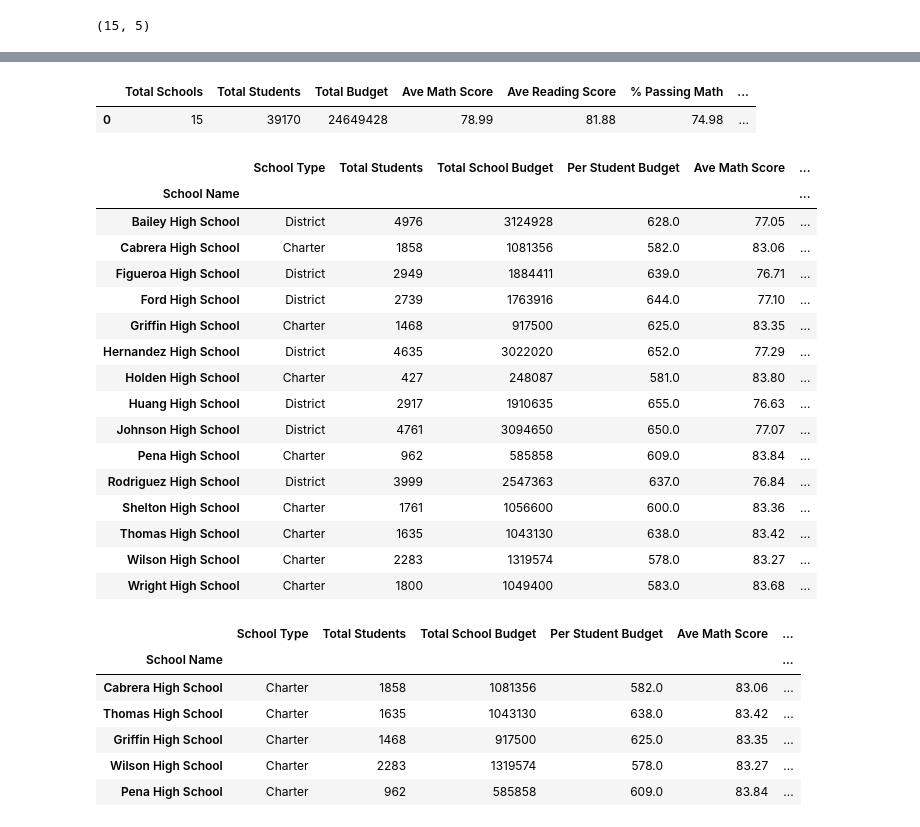
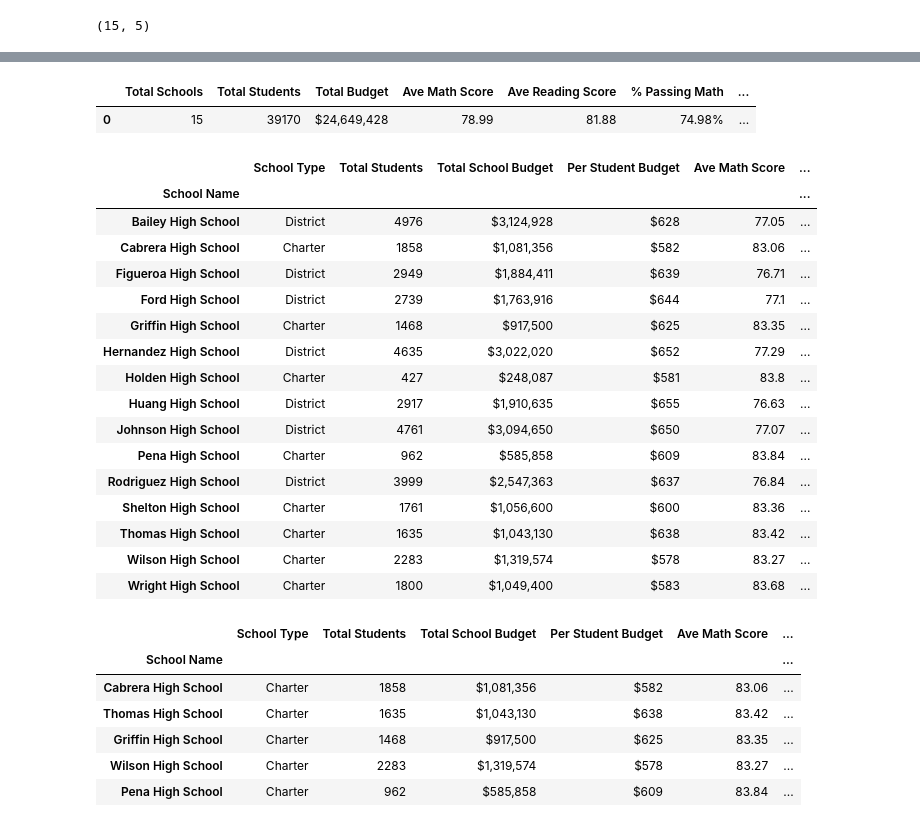
Before and after one commit to rketchum95/pandas-challenge, a Jupyter notebook: PyCitySchools/Main.ipynb, the cells around one changed output, grey strips where cells are left out. Cells and saved outputs as stored; diff of their text form; code cells hidden in the pictures.

Commit message:
Column formatting complete

```diff
--- a/PyCitySchools/Main.ipynb
+++ b/PyCitySchools/Main.ipynb
@@ -47,3 +47,25 @@ total_budget = schools_clean_df.budget.sum(axis=0)
 #Caculate ave scores for math and reading
 ave_math_score = round(pycityschools_df.math_score.mean(),2)
 ave_reading_score = round(pycityschools_df.reading_score.mean(),2)
+
+#Count& % of students passing math:
+math_pass_list= pycityschools_df.loc[pycityschools_df['math_score']>=70]['math_score'].count()
+percentage_pass_math = round((math_pass_list/student_count*100),2)
+
+#Count & % of students passing reading:
+reading_pass_list = pycityschools_df.loc[pycityschools_df['reading_score']>=70]['reading_score'].count()
+percentage_pass_reading = round((reading_pass_list/student_count*100),2)
+
+#Count and % of overll passing - must pass both reading & math:
+overall_pass_list = pycityschools_df[(pycityschools_df['math_score']>=70) & (pycityschools_df['reading_score']>=70)]['student_id'].count()
+percentage_pass_overall = round((overall_pass_list/student_count*100),2)
+
+#Formatting dictionary:
+format_dict={'Total Budget': '${0:,.0f}',
+             'Total School Budget': '${0:,.0f}',
+             'Per Student Budget': '${0:,.0f}',
+             'Ave Math Score': '{:1}',
+             'Ave Reading Score': '{:1}' ,
+             '% Passing Math': '{:1}%',
+             '% Passing Reading': '{:1}%',
+             '% Overall Passing': '{:1}%'}
@@ -72,7 +80,10 @@ district_data =[{'Total Schools':school_count,
                  '% Passing Reading':percentage_pass_reading,
                  '% Overall Passing': percentage_pass_overall}]
 data_district_summary_df=pd.DataFrame(district_data)
+
+data_district_summary_df=data_district_summary_df.style.format(format_dict)
+
 data_district_summary_df
 # %% [output]
 |  | Total Schools | Total Students | Total Budget | Ave Math Score | Ave Reading Score | % Passing Math | ... |
-| 0 | 15 | 39170 | 24649428 | 78.99 | 81.88 | 74.98 | ... |
+| 0 | 15 | 39170 | $24,649,428 | 78.99 | 81.88 | 74.98% | ... |
@@ -81,5 +90,8 @@ school_data_df = pycityschools_df.set_index('school_name').groupby(['school_name
 # %%
 #School Summary:
+
+#Set index to school & group by schools
+school_data_df = pycityschools_df.set_index('school_name').groupby(['school_name'])
 
 #Create dataframe showing type of school:
 school_type=school_data_df['type'].first()
@@ -122,59 +134,64 @@ school_summary_df=pd.merge(school_summary_df,school_ave_reading_df,how='left',on
 
 #Calculate % of students passing math & create a dataframe:
 school_math_perc=round((pycityschools_df[pycityschools_df['math_score']>=70].groupby('school_name')['student_id'].count())/(school_student)*100,2)
 school_math_perc_df=pd.DataFrame(school_math_perc)
 
 #Merge dataframe with prior merge:
 school_summary_df=pd.merge(school_summary_df,school_math_perc_df,how='left',on='school_name')
 
 #Calculate % of students passing reading & create a dataframe:
 school_reading_perc=round((pycityschools_df[pycityschools_df['reading_score']>=70].groupby('school_name')['student_id'].count())/(school_student)*100,2)
 school_reading_perc_df=pd.DataFrame(school_reading_perc)
 
 #Merge dataframe with prior merge:
 school_summary_df=pd.merge(school_summary_df,school_reading_perc_df,how='left',on='school_name')
 
 #Calculate % of students passing overall & create a dataframe:
 overall_pass_count=pycityschools_df[(pycityschools_df['math_score']>=70) & (pycityschools_df['reading_score']>=70)].groupby('school_name')['student_id'].count()
 overall_pass_perc=round((overall_pass_count/school_student)*100,2)
 overall_pass_perc_df=pd.DataFrame(overall_pass_perc)
 
 #Final merge:
 school_summary_df=pd.merge(school_summary_df,overall_pass_perc_df,how='left',on='school_name')
 
 #Clean up display
 school_summary_df.columns=['School Type','Total Students','Total School Budget','Per Student Budget','Ave Math Score','Ave Reading Score','% Passing Math', '% Passing Reading', '% Overall Passing']
 school_summary_df.rename_axis('School Name', inplace = True)
 
-school_summary_df
+#format_dict={'Total School Budget': '${0:,.0f}','Per Student Budget': '${0:,.0f}', 'Ave Math Score': '{:1}', 'Ave Reading Score': '{:1}' , '% Passing Math': '{:1}%', '% Passing Reading': '{:1}%', '% Overall Passing': '{:1}%'}
+school_summary_complete_df = school_summary_df.style.format(format_dict)
+
+school_summary_complete_df
 # %% [output]
 |  | School Type | Total Students | Total School Budget | Per Student Budget | Ave Math Score | ... |
 | School Name |  |  |  |  |  | ... |
-| Bailey High School | District | 4976 | 3124928 | 628.0 | 77.05 | ... |
-| Cabrera High School | Charter | 1858 | 1081356 | 582.0 | 83.06 | ... |
-| Figueroa High School | District | 2949 | 1884411 | 639.0 | 76.71 | ... |
-| Ford High School | District | 2739 | 1763916 | 644.0 | 77.10 | ... |
-| Griffin High School | Charter | 1468 | 917500 | 625.0 | 83.35 | ... |
-| Hernandez High School | District | 4635 | 3022020 | 652.0 | 77.29 | ... |
-| Holden High School | Charter | 427 | 248087 | 581.0 | 83.80 | ... |
-| Huang High School | District | 2917 | 1910635 | 655.0 | 76.63 | ... |
-| Johnson High School | District | 4761 | 3094650 | 650.0 | 77.07 | ... |
-| Pena High School | Charter | 962 | 585858 | 609.0 | 83.84 | ... |
-| Rodriguez High School | District | 3999 | 2547363 | 637.0 | 76.84 | ... |
-| Shelton High School | Charter | 1761 | 1056600 | 600.0 | 83.36 | ... |
-| Thomas High School | Charter | 1635 | 1043130 | 638.0 | 83.42 | ... |
-| Wilson High School | Charter | 2283 | 1319574 | 578.0 | 83.27 | ... |
-| Wright High School | Charter | 1800 | 1049400 | 583.0 | 83.68 | ... |
+| Bailey High School | District | 4976 | $3,124,928 | $628 | 77.05 | ... |
+| Cabrera High School | Charter | 1858 | $1,081,356 | $582 | 83.06 | ... |
+| Figueroa High School | District | 2949 | $1,884,411 | $639 | 76.71 | ... |
+| Ford High School | District | 2739 | $1,763,916 | $644 | 77.1 | ... |
+| Griffin High School | Charter | 1468 | $917,500 | $625 | 83.35 | ... |
+| Hernandez High School | District | 4635 | $3,022,020 | $652 | 77.29 | ... |
+| Holden High School | Charter | 427 | $248,087 | $581 | 83.8 | ... |
+| Huang High School | District | 2917 | $1,910,635 | $655 | 76.63 | ... |
+| Johnson High School | District | 4761 | $3,094,650 | $650 | 77.07 | ... |
+| Pena High School | Charter | 962 | $585,858 | $609 | 83.84 | ... |
+| Rodriguez High School | District | 3999 | $2,547,363 | $637 | 76.84 | ... |
+| Shelton High School | Charter | 1761 | $1,056,600 | $600 | 83.36 | ... |
+| Thomas High School | Charter | 1635 | $1,043,130 | $638 | 83.42 | ... |
+| Wilson High School | Charter | 2283 | $1,319,574 | $578 | 83.27 | ... |
+| Wright High School | Charter | 1800 | $1,049,400 | $583 | 83.68 | ... |
 # %%
 #Top 5 Performing Schools:
-school_summary_df.sort_values(by='% Overall Passing',ascending=False).head(5)
+top_5_schools_df = school_summary_df.sort_values(by='% Overall Passing',ascending=False).head(5)
+top_5_schools_df = top_5_schools_df.style.format(format_dict)
+top_5_schools_df
 # %% [output]
 |  | School Type | Total Students | Total School Budget | Per Student Budget | Ave Math Score | ... |
 | School Name |  |  |  |  |  | ... |
-| Cabrera High School | Charter | 1858 | 1081356 | 582.0 | 83.06 | ... |
-| Thomas High School | Charter | 1635 | 1043130 | 638.0 | 83.42 | ... |
-| Griffin High School | Charter | 1468 | 917500 | 625.0 | 83.35 | ... |
-| Wilson High School | Charter | 2283 | 1319574 | 578.0 | 83.27 | ... |
-| Pena High School | Charter | 962 | 585858 | 609.0 | 83.84 | ... |
+| Cabrera High School | Charter | 1858 | $1,081,356 | $582 | 83.06 | ... |
+| Thomas High School | Charter | 1635 | $1,043,130 | $638 | 83.42 | ... |
+| Griffin High School | Charter | 1468 | $917,500 | $625 | 83.35 | ... |
+| Wilson High School | Charter | 2283 | $1,319,574 | $578 | 83.27 | ... |
+| Pena High School | Charter | 962 | $585,858 | $609 | 83.84 | ... |
 # %%
 #Bottom 5 Performing Schools:
```
Also changed, not shown: parts of 13 cells of this notebook.
